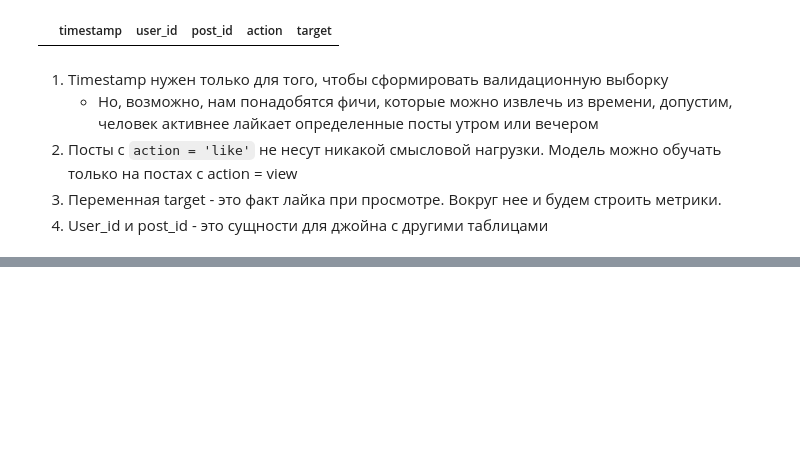
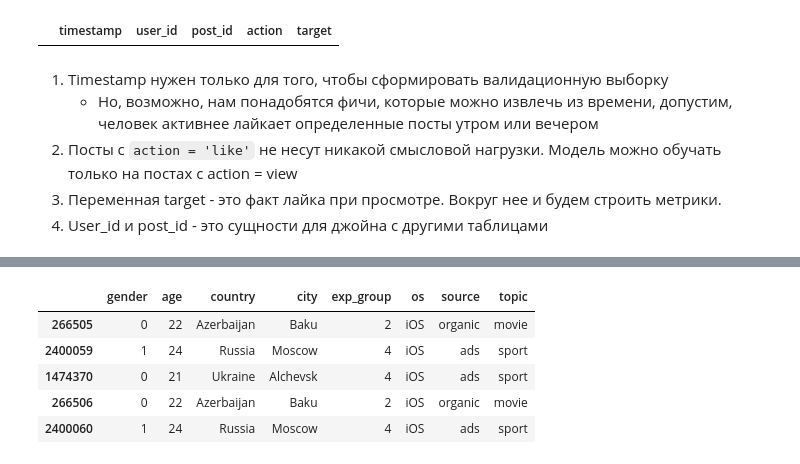
Before and after one commit to gavlique/Karpov_DS, a Jupyter notebook: ml/final_project/HW_22_RecModel.ipynb, the cells around one changed output, grey strips where cells are left out. Saved outputs shown, nothing was run; the diff lists cells and outputs as text; code cells hidden in the pictures; blank space fills up the shorter version.

```diff
--- a/ml/final_project/HW_22_RecModel.ipynb
+++ b/ml/final_project/HW_22_RecModel.ipynb
@@ -275,0 +388,9 @@ pd.read_sql("""
+# %%
+X_train.head()
+# %% [output]
+|  | gender | age | country | city | exp_group | os | source | topic |
+| 266505 | 0 | 22 | Azerbaijan | Baku | 2 | iOS | organic | movie |
+| 2400059 | 1 | 24 | Russia | Moscow | 4 | iOS | ads | sport |
+| 1474370 | 0 | 21 | Ukraine | Alchevsk | 4 | iOS | ads | sport |
+| 266506 | 0 | 22 | Azerbaijan | Baku | 2 | iOS | organic | movie |
+| 2400060 | 1 | 24 | Russia | Moscow | 4 | iOS | ads | sport |
```
Also changed, not shown: parts of 29 cells of this notebook, 6 other files.
